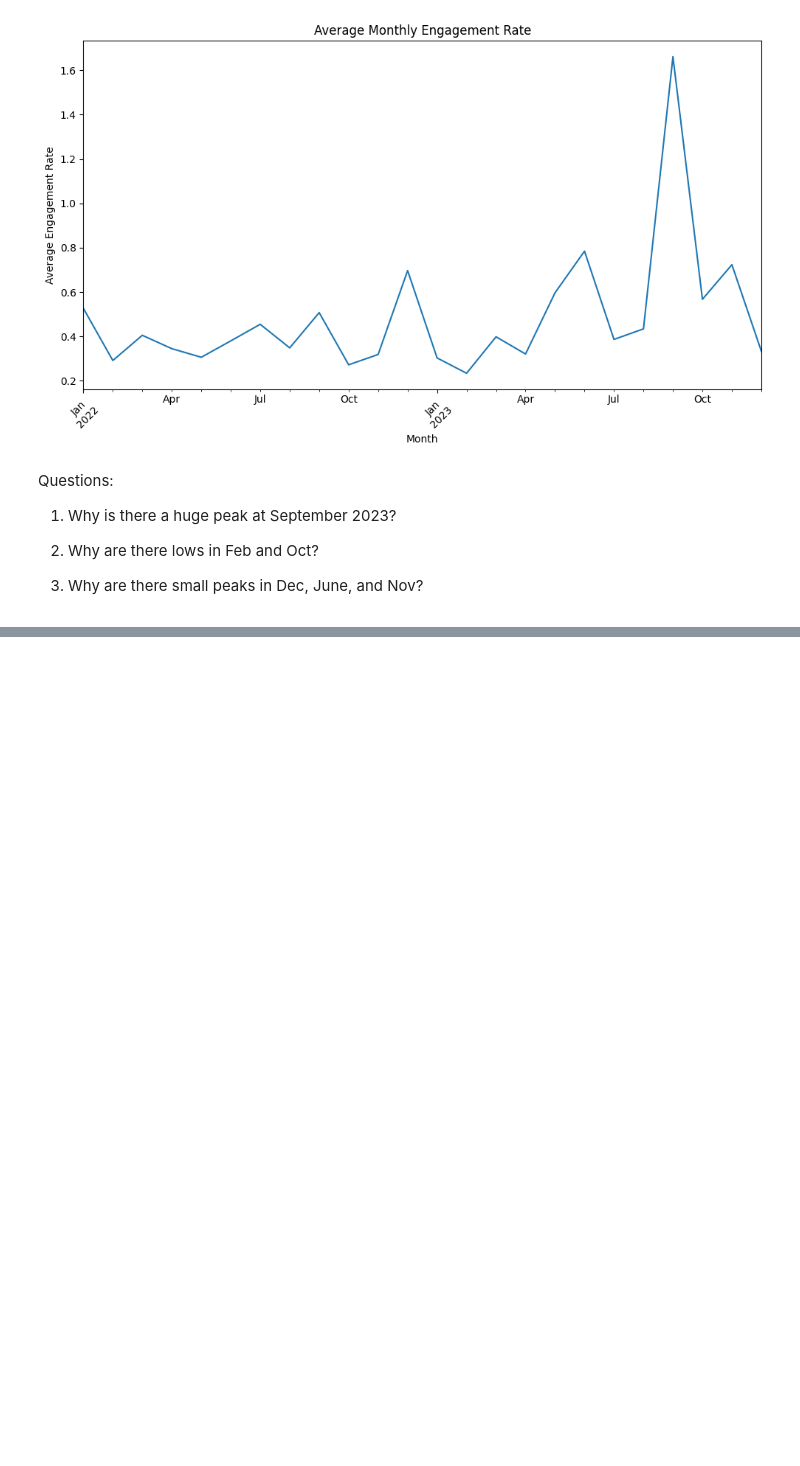
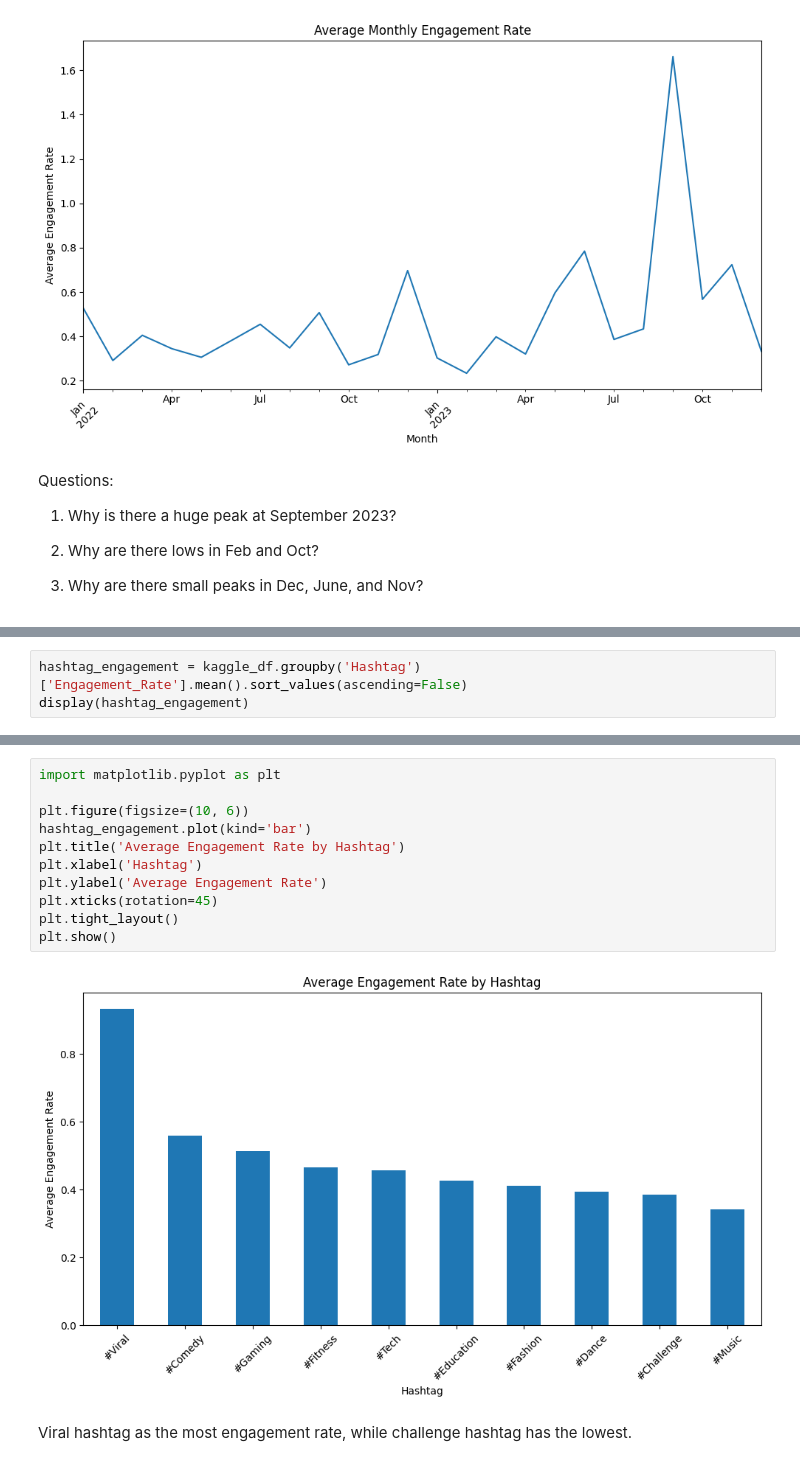
Before and after one commit to Diveesha909/Creatyourcontent, a Jupyter notebook: EDAforphase1.ipynb, the cells around one changed output, grey strips where cells are left out. Drawn from its saved outputs; the diff is of its cells as text; blank space fills up the shorter version.

```diff
--- a/EDAforphase1.ipynb
+++ b/EDAforphase1.ipynb
@@ -431,0 +408,3 @@ Questions:
+# %%
+hashtag_engagement = kaggle_df.groupby('Hashtag')['Engagement_Rate'].mean().sort_values(ascending=False)
+display(hashtag_engagement)
@@ -431,0 +425,15 @@ Questions:
+# %%
+import matplotlib.pyplot as plt
+
+plt.figure(figsize=(10, 6))
+hashtag_engagement.plot(kind='bar')
+plt.title('Average Engagement Rate by Hashtag')
+plt.xlabel('Hashtag')
+plt.ylabel('Average Engagement Rate')
+plt.xticks(rotation=45)
+plt.tight_layout()
+plt.show()
+# %% [output]
+[figure, added]
+# %% [markdown]
+Viral hashtag as the most engagement  rate, while challenge hashtag has  the lowest.
```
Also changed, not shown: parts of 22 cells of this notebook.
